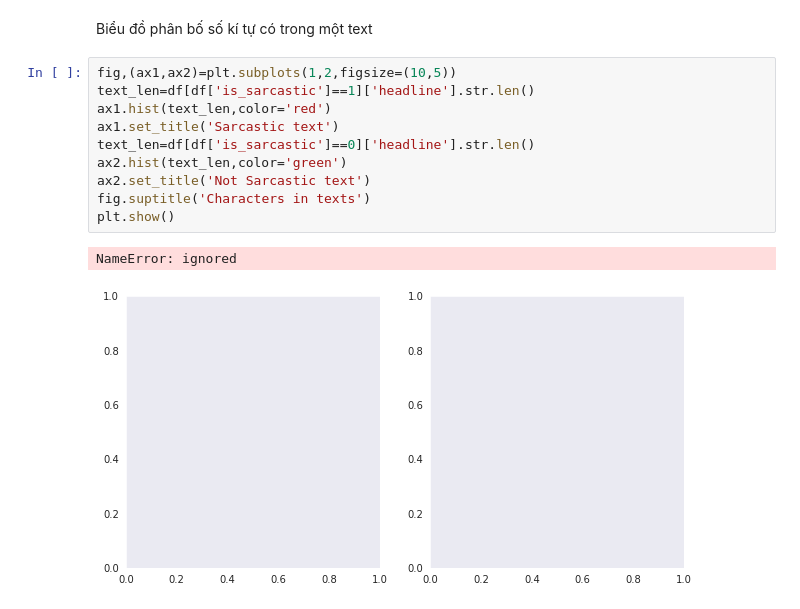
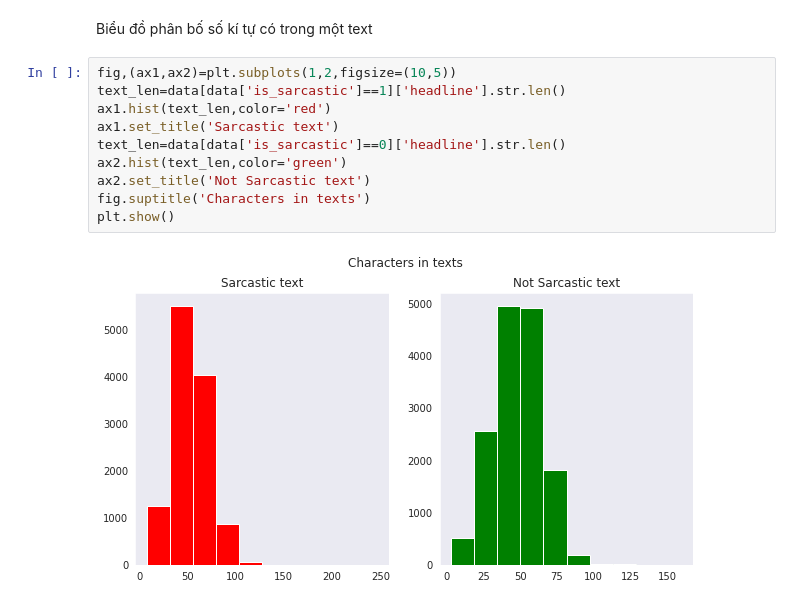
Before and after one commit to TrinhTruongAI/CS114.K21, a Jupyter notebook: DetectingSarcasm_Embeddings.ipynb, the cells around one changed output. Cells and saved outputs as stored; diff of their text form.

```diff
--- a/DetectingSarcasm_Embeddings.ipynb
+++ b/DetectingSarcasm_Embeddings.ipynb
@@ -141,14 +153,13 @@ data['headline']=data['headline'].apply(denoise_text)
 Biểu đồ phân bố số kí tự có trong một text
 # %%
 fig,(ax1,ax2)=plt.subplots(1,2,figsize=(10,5))
-text_len=df[df['is_sarcastic']==1]['headline'].str.len()
+text_len=data[data['is_sarcastic']==1]['headline'].str.len()
 ax1.hist(text_len,color='red')
 ax1.set_title('Sarcastic text')
-text_len=df[df['is_sarcastic']==0]['headline'].str.len()
+text_len=data[data['is_sarcastic']==0]['headline'].str.len()
 ax2.hist(text_len,color='green')
 ax2.set_title('Not Sarcastic text')
 fig.suptitle('Characters in texts')
 plt.show()
 # %% [output]
-NameError: ignored
-[figure, old version]
+[figure, new version]
```
Also changed, not shown: parts of 16 cells of this notebook.
